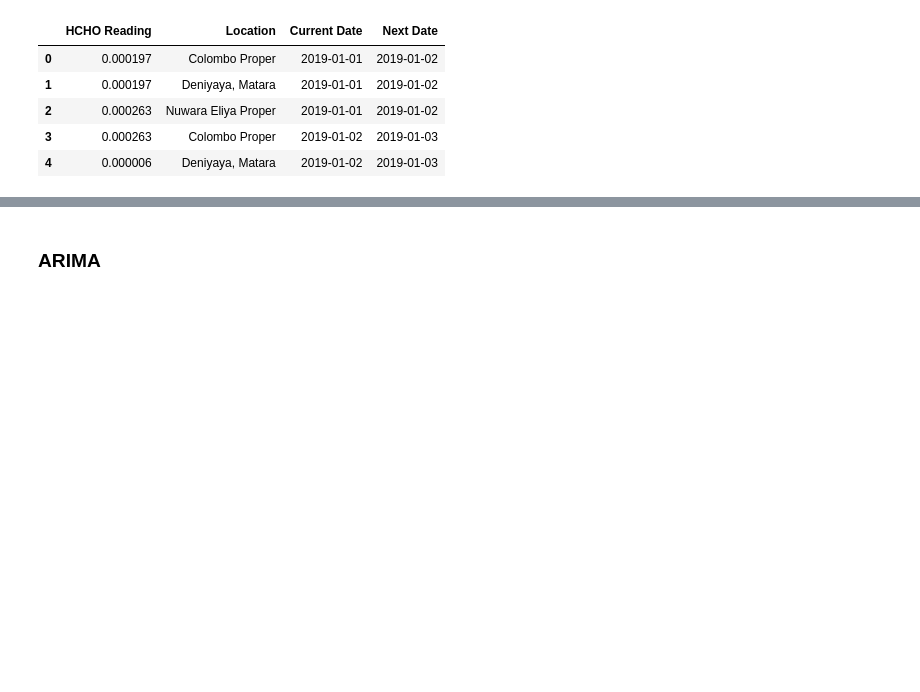
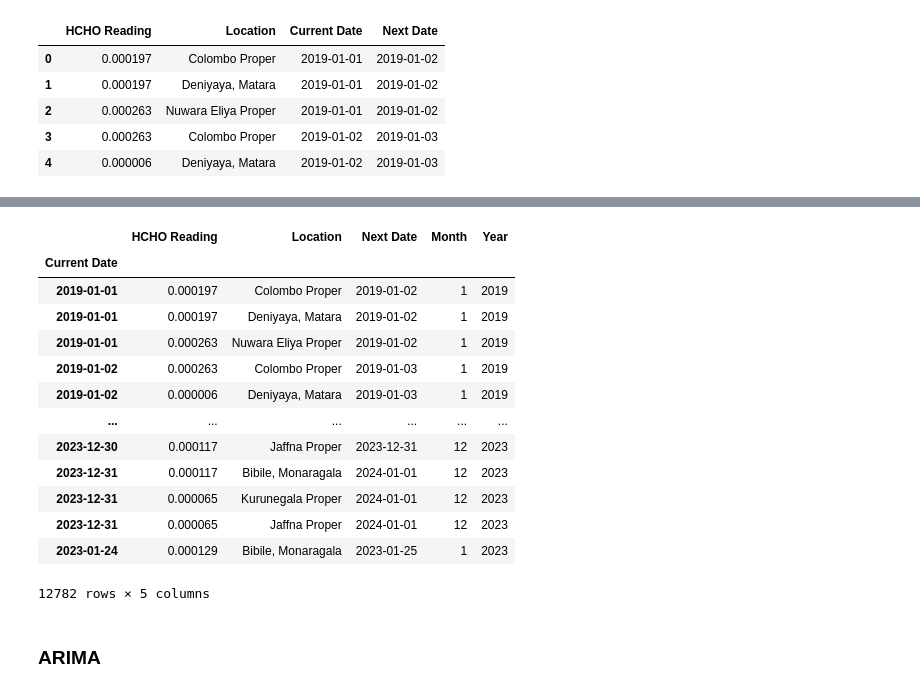
Before and after one commit to VinukaSilva/HCHO-Prediction, a Jupyter notebook: Future Forecasting.ipynb, the cells around one changed output, grey strips where cells are left out. Cells and saved outputs as stored; diff of their text form; code cells hidden in the pictures; blank space fills up the shorter version.

```diff
--- a/Future Forecasting.ipynb
+++ b/Future Forecasting.ipynb
@@ -20,3 +35,22 @@ hcho_data['Current Date'] = pd.to_datetime(hcho_data['Current Date'])
+# %%
+hcho_data['Month'] = hcho_data.index.month
+hcho_data['Year'] = hcho_data.index.year
+hcho_data
+# %% [output]
+|  | HCHO Reading | Location | Next Date | Month | Year |
+| Current Date |  |  |  |  |  |
+| 2019-01-01 | 0.000197 | Colombo Proper | 2019-01-02 | 1 | 2019 |
+| 2019-01-01 | 0.000197 | Deniyaya, Matara | 2019-01-02 | 1 | 2019 |
+| 2019-01-01 | 0.000263 | Nuwara Eliya Proper | 2019-01-02 | 1 | 2019 |
+| 2019-01-02 | 0.000263 | Colombo Proper | 2019-01-03 | 1 | 2019 |
+| 2019-01-02 | 0.000006 | Deniyaya, Matara | 2019-01-03 | 1 | 2019 |
+| ... | ... | ... | ... | ... | ... |
+| 2023-12-30 | 0.000117 | Jaffna Proper | 2023-12-31 | 12 | 2023 |
+| 2023-12-31 | 0.000117 | Bibile, Monaragala | 2024-01-01 | 12 | 2023 |
+| 2023-12-31 | 0.000065 | Kurunegala Proper | 2024-01-01 | 12 | 2023 |
+| 2023-12-31 | 0.000065 | Jaffna Proper | 2024-01-01 | 12 | 2023 |
+| 2023-01-24 | 0.000129 | Bibile, Monaragala | 2023-01-25 | 1 | 2023 |
+12782 rows × 5 columns
 # %% [markdown]
 ### ARIMA
 # %%
```
Also changed, not shown: parts of 18 cells of this notebook, 1 other file.
